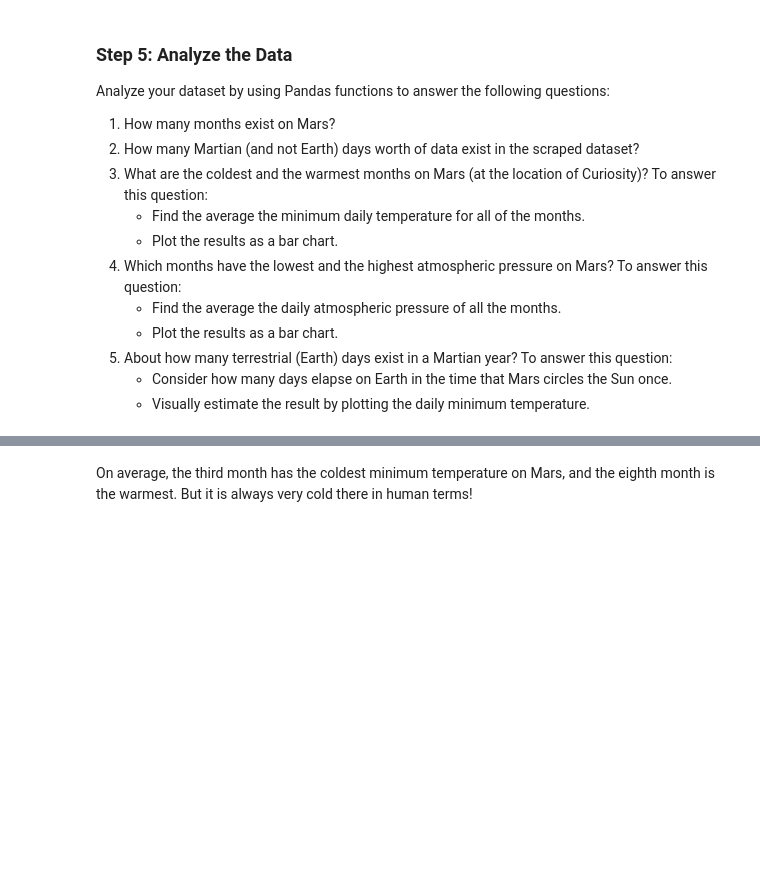
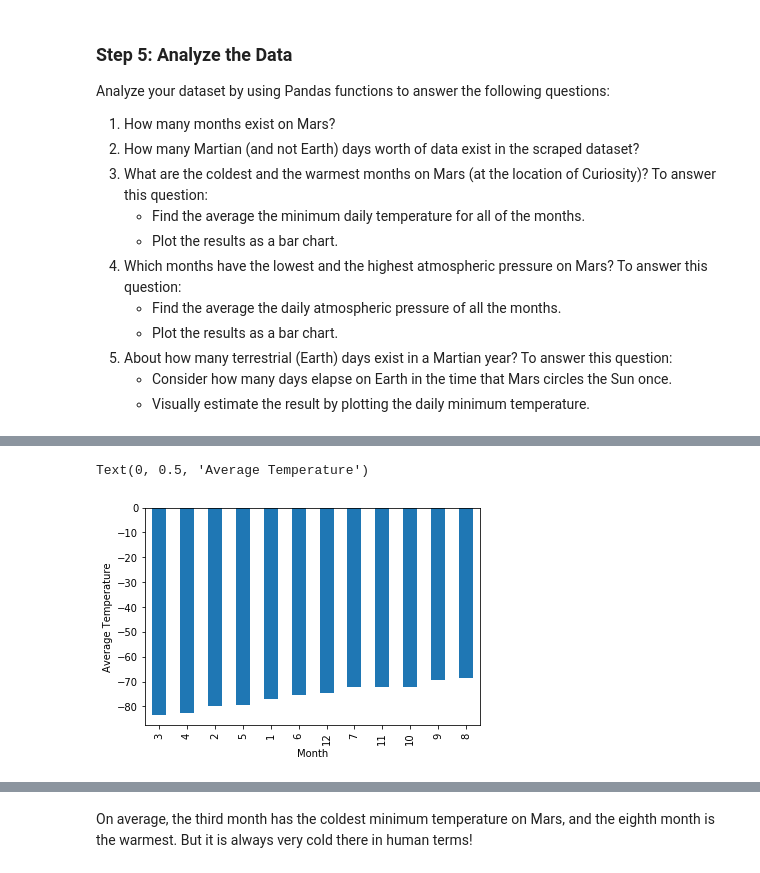
Before and after one commit to DevSher23/Module-12-Homework, a Jupyter notebook: part_2_mars_weather.ipynb, the cells around one changed output, grey strips where cells are left out. Cells and saved outputs as stored; diff of their text form; code cells hidden in the pictures; blank space fills up the shorter version.

```diff
--- a/part_2_mars_weather.ipynb
+++ b/part_2_mars_weather.ipynb
@@ -98,4 +196,10 @@ Analyze your dataset by using Pandas functions to answer the following questions
 # %%
 # Identify the coldest and hottest months in Curiosity's location
+avg_low_temp['min_temp'].sort_values().plot(kind='bar')
+plt.xlabel('Month')
+plt.ylabel('Average Temperature')
+# %% [output]
+Text(0, 0.5, 'Average Temperature')
+[figure, added]
 # %%
 # 4. Average pressure by Martian month
```
Also changed, not shown: parts of 19 cells of this notebook, 3 other files.
